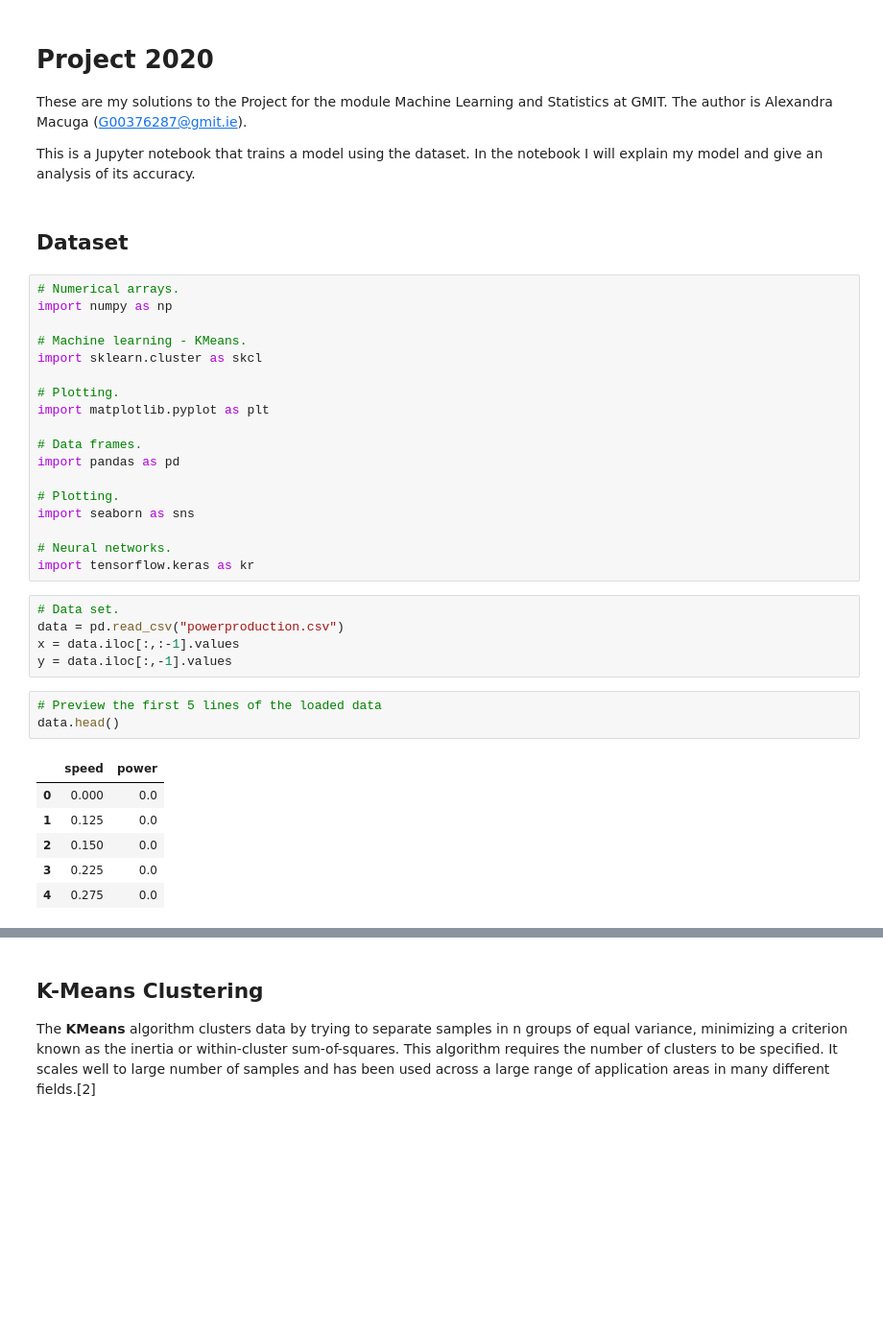
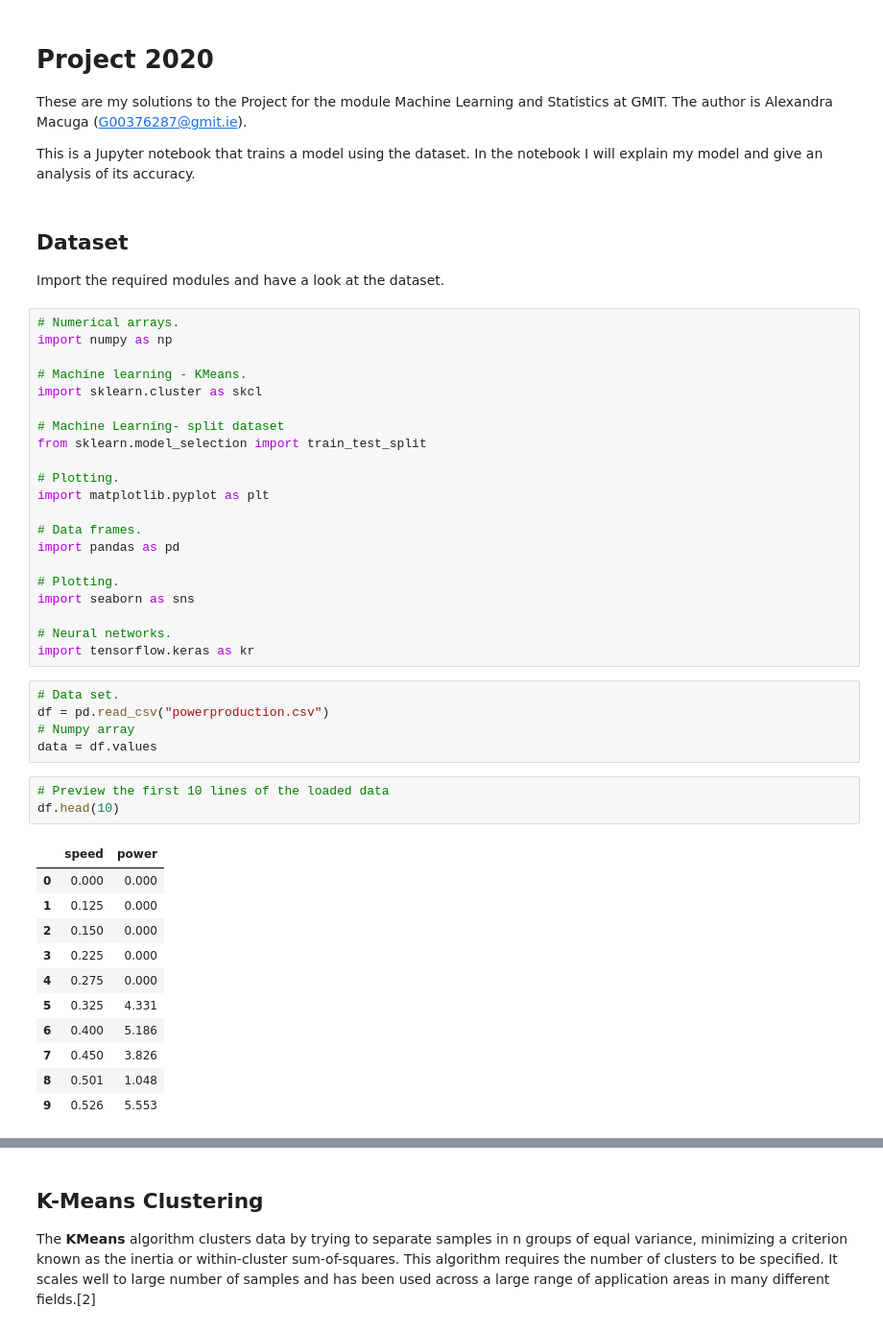
Before and after one commit to amacuga/mls-project-2020, a Jupyter notebook: Project.ipynb, the cells around one changed output, grey strips where cells are left out. Shown: that part at 96% size. Saved outputs shown, nothing was run; the diff lists cells and outputs as text; blank space fills up the shorter version.

```diff
--- a/Project.ipynb
+++ b/Project.ipynb
@@ -4,14 +4,19 @@
 These are my solutions to the Project for the module Machine Learning and Statistics at GMIT. The author is Alexandra Macuga (G00376287@gmit.ie).
 
 This is a Jupyter notebook that trains a model using the dataset. In the notebook I will explain my model and give an analysis of its accuracy.
-# %% [markdown]
-## Dataset
+# %% [markdown]
+## Dataset
+
+Import the required modules and have a look at the dataset.
 # %%
 # Numerical arrays.
 import numpy as np
 
 # Machine learning - KMeans.
 import sklearn.cluster as skcl
+
+# Machine Learning- split dataset
+from sklearn.model_selection import train_test_split
 
 # Plotting.
 import matplotlib.pyplot as plt
@@ -26,16 +31,21 @@ import seaborn as sns
 import tensorflow.keras as kr
 # %%
 # Data set.
-data = pd.read_csv("powerproduction.csv")
-x = data.iloc[:,:-1].values
-y = data.iloc[:,-1].values
+df = pd.read_csv("powerproduction.csv")
+# Numpy array
+data = df.values
 # %%
-# Preview the first 5 lines of the loaded data
-data.head()
+# Preview the first 10 lines of the loaded data
+df.head(10)
 # %% [output]
 |  | speed | power |
-| 0 | 0.000 | 0.0 |
-| 1 | 0.125 | 0.0 |
-| 2 | 0.150 | 0.0 |
-| 3 | 0.225 | 0.0 |
-| 4 | 0.275 | 0.0 |
+| 0 | 0.000 | 0.000 |
+| 1 | 0.125 | 0.000 |
+| 2 | 0.150 | 0.000 |
+| 3 | 0.225 | 0.000 |
+| 4 | 0.275 | 0.000 |
+| 5 | 0.325 | 4.331 |
+| 6 | 0.400 | 5.186 |
+| 7 | 0.450 | 3.826 |
+| 8 | 0.501 | 1.048 |
+| 9 | 0.526 | 5.553 |
```
Also changed, not shown: parts of 17 cells of this notebook.
